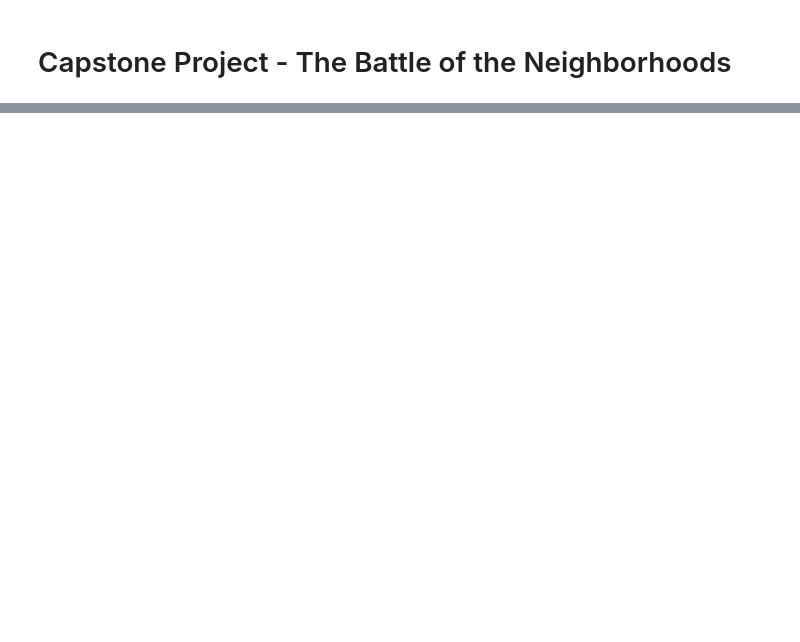
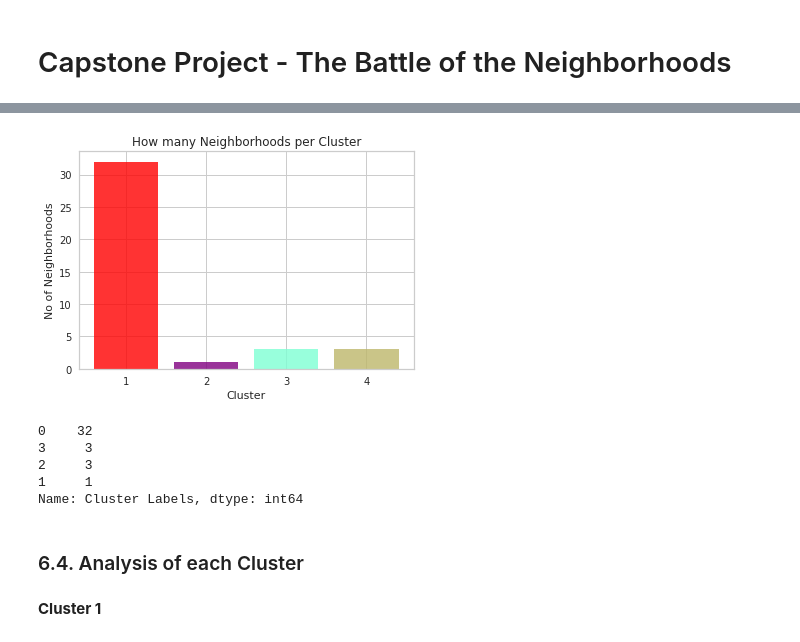
Before and after one commit to sankarramamurthy/Coursera_Capstone_Project, a Jupyter notebook: Coursera_Capstone_Project_Notebook.ipynb, the cells around one changed output, grey strips where cells are left out. Drawn from its saved outputs; the diff is of its cells as text; code cells hidden in the pictures; blank space fills up the shorter version.

```diff
--- a/Coursera_Capstone_Project_Notebook.ipynb
+++ b/Coursera_Capstone_Project_Notebook.ipynb
@@ -38,0 +564,4 @@ The data requirements for this project are as follows:
+# %%
+# How many Neighborhoods per Cluster?
+ind["Cluster Labels"] = kmeans.labels_
+ind.head()
@@ -38,0 +575,29 @@ The data requirements for this project are as follows:
+# %%
+# Plot a bar plot to display Neighborhoods per cluster
+objects = (1,2,3,4)
+y_pos = np.arange(len(objects))
+performance = ind['Cluster Labels'].value_counts().to_frame().sort_index(ascending=True)
+perf = performance['Cluster Labels'].tolist()
+plt.bar(y_pos, perf, align='center', alpha=0.8, color=['red', 'purple','aquamarine', 'darkkhaki'])
+plt.xticks(y_pos, objects)
+plt.ylabel('No of Neighborhoods')
+plt.xlabel('Cluster')
+plt.title('How many Neighborhoods per Cluster')
+
+plt.show()
+# %% [output]
+[figure, added]
+# %%
+# How many neighborhoods in each cluster
+ind['Cluster Labels'].value_counts()
+# %% [output]
+0    32
+3     3
+2     3
+1     1
+Name: Cluster Labels, dtype: int64
+# %% [markdown]
+<a id='ClusterAnalysis'></a>
+### 6.4. Analysis of each Cluster
+# %% [markdown]
+**Cluster 1**
```
Also changed, not shown: parts of 75 cells of this notebook.
